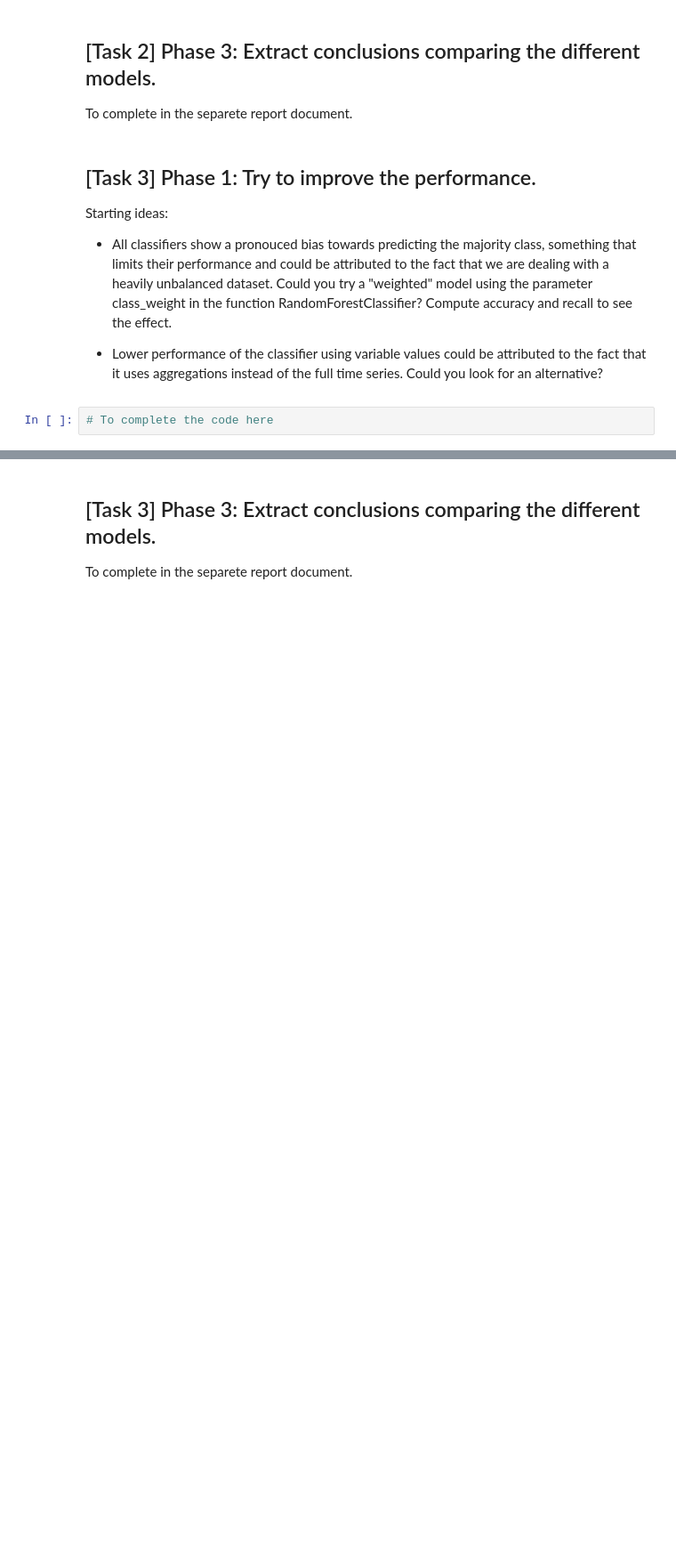
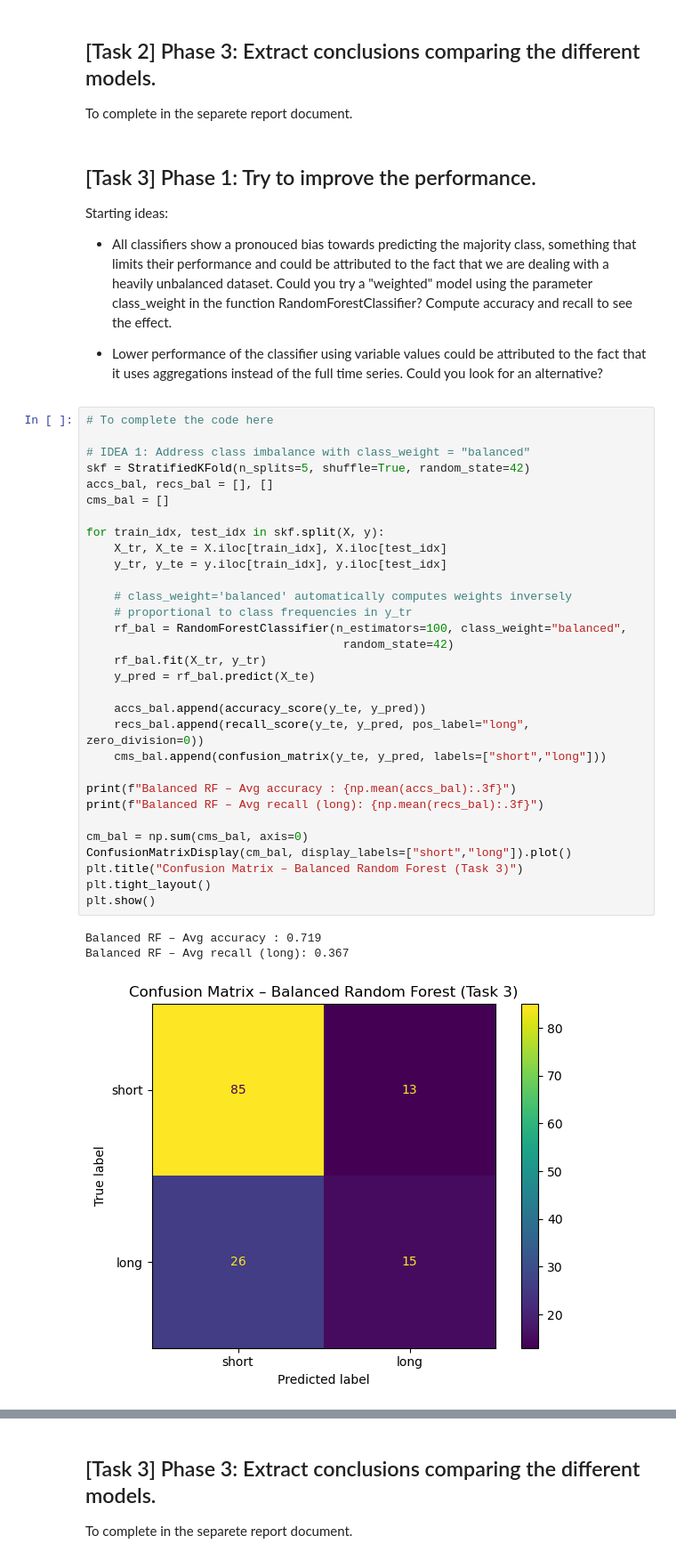
Before and after one commit to ntorqulu/Data-Science-x-Health, a Jupyter notebook: EXERCISES/DSxH-2526-Working-MIMIC/DSxH2526-mimic-exercise-LOS-prediction.ipynb, the cells around one changed output, grey strips where cells are left out. Shown at 89% size. Saved outputs shown, nothing was run; the diff lists cells and outputs as text; blank space fills up the shorter version.

Commit message:
finished representation learning + missing last part of ehr los prediction

```diff
--- a/EXERCISES/DSxH-2526-Working-MIMIC/DSxH2526-mimic-exercise-LOS-prediction.ipynb
+++ b/EXERCISES/DSxH-2526-Working-MIMIC/DSxH2526-mimic-exercise-LOS-prediction.ipynb
@@ -1120,5 +1152,38 @@ Starting ideas:
 - All classifiers show a pronouced bias towards predicting the majority class, something that limits their performance and could be attributed to the fact that we are dealing with a heavily unbalanced dataset. Could you try a "weighted" model using the parameter class_weight in the function RandomForestClassifier? Compute accuracy and recall to see the effect.
 
 - Lower performance of the classifier using variable values could be attributed to the fact that it uses aggregations instead of the full time series. Could you look for an alternative?
-# %%
-# To complete the code here
+# %%
+# To complete the code here
+
+# IDEA 1: Address class imbalance with class_weight = "balanced"
+skf = StratifiedKFold(n_splits=5, shuffle=True, random_state=42)
+accs_bal, recs_bal = [], []
+cms_bal = []
+
+for train_idx, test_idx in skf.split(X, y):
+    X_tr, X_te = X.iloc[train_idx], X.iloc[test_idx]
+    y_tr, y_te = y.iloc[train_idx], y.iloc[test_idx]
+
+    # class_weight='balanced' automatically computes weights inversely
+    # proportional to class frequencies in y_tr
+    rf_bal = RandomForestClassifier(n_estimators=100, class_weight="balanced",
+                                     random_state=42)
+    rf_bal.fit(X_tr, y_tr)
+    y_pred = rf_bal.predict(X_te)
+
+    accs_bal.append(accuracy_score(y_te, y_pred))
+    recs_bal.append(recall_score(y_te, y_pred, pos_label="long", zero_division=0))
+    cms_bal.append(confusion_matrix(y_te, y_pred, labels=["short","long"]))
+
+print(f"Balanced RF – Avg accuracy : {np.mean(accs_bal):.3f}")
+print(f"Balanced RF – Avg recall (long): {np.mean(recs_bal):.3f}")
+
+cm_bal = np.sum(cms_bal, axis=0)
+ConfusionMatrixDisplay(cm_bal, display_labels=["short","long"]).plot()
+plt.title("Confusion Matrix – Balanced Random Forest (Task 3)")
+plt.tight_layout()
+plt.show()
+# %% [output]
+Balanced RF – Avg accuracy : 0.719
+Balanced RF – Avg recall (long): 0.367
+[figure, added]
```
Also changed, not shown: parts of 23 cells of this notebook, 8 other files.
